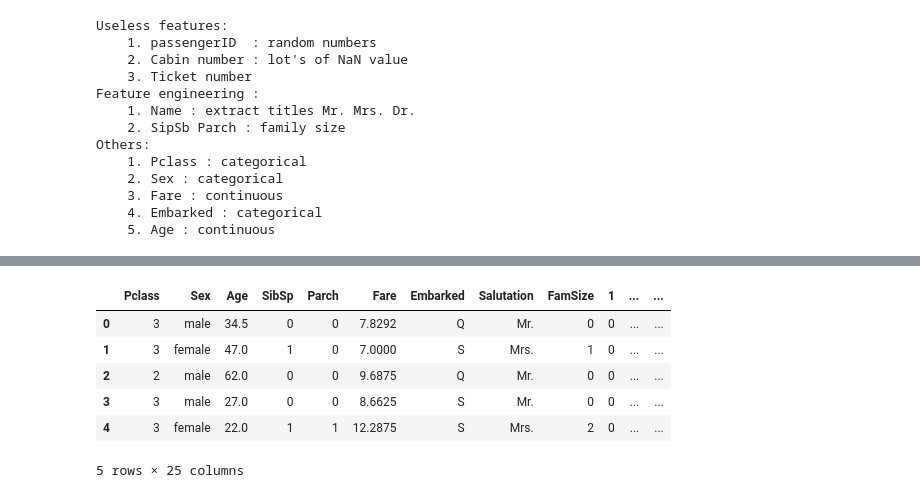
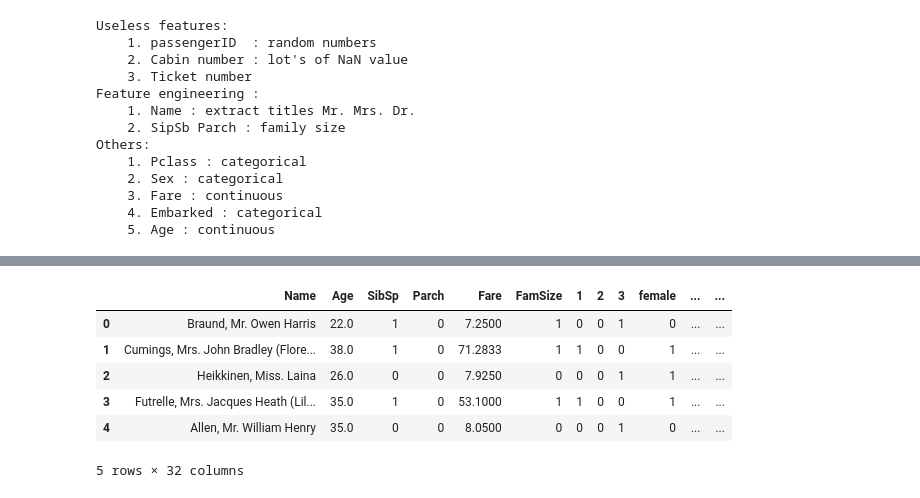
Before and after one commit to Shankhanil/CodePractice, a Jupyter notebook: Kaggle code/Titanic - Machine learning from disaster/main.ipynb, the cells around one changed output, grey strips where cells are left out. Saved outputs shown, nothing was run; the diff lists cells and outputs as text; code cells hidden in the pictures.

```diff
--- a/Kaggle code/Titanic - Machine learning from disaster/main.ipynb
+++ b/Kaggle code/Titanic - Machine learning from disaster/main.ipynb
@@ -49,5 +48,9 @@ xTrain = pd.read_csv(PATH + "\\" + FILES[2])
 
 xTest = pd.read_csv(PATH + "\\" + FILES[1])
 
-xTrain.shape, xTest.shape
+_X = xTrain.drop(columns = 'Survived', inplace = False)
+y = xTrain['Survived']
+X = pd.concat([X, xTest], axis = 0)
+
+X.shape
 # %% [output]
@@ -108,8 +111,7 @@ forFeatEx = ['Name', 'SibSp', 'Parch']
 rest = ['Pclass', 'Sex', 'Fare', 'Embarked', 'Age']
 # %%
 # remove useless features
-_xtrain = xTrain.drop(columns = useless)
-_xtest = xTest.drop(columns = useless)
-_xtest.head()
+_x = X.drop(columns = useless)
+_x.head()
 # %% [output]
 |  | Pclass | Name | Sex | Age | SibSp | Parch | Fare | Embarked |
@@ -169,0 +138,3 @@ __xtest.head()
+# %%
+__x = featEx_name(_x)
+__x.head()
@@ -169,0 +148,3 @@ __xtest.head()
+# %%
+__x = featEx_familySize(__x)
+__x.head()
@@ -170,20 +158,20 @@ __xtest.head()
 # %%
 def createDumm(df, cols):
     for c in cols:
         d = pd.get_dummies(df[c])
         df = pd.concat([df, d], axis = 1)
     return df
-categorical = ['Pclass', 'Sex', 'Embarked']
-train = createDumm(__xtrain, cols = categorical)
-test = createDumm(__xtest, cols = categorical)
-_train = train.drop(columns = categorical, inplace = False)
-_test = test.drop(columns = categorical, inplace = False)
-test.head()
+
+categorical = ['Pclass', 'Sex', 'Embarked', 'Salutation']
+__x= createDumm(__x, cols = categorical)
+__x = __x.drop(columns = categorical, inplace = False)
+
+__x.head()
 # %% [output]
-|  | Pclass | Sex | Age | SibSp | Parch | Fare | Embarked | Salutation | FamSize | 1 | ... | ... |
-| 0 | 3 | male | 34.5 | 0 | 0 | 7.8292 | Q | Mr. | 0 | 0 | ... | ... |
-| 1 | 3 | female | 47.0 | 1 | 0 | 7.0000 | S | Mrs. | 1 | 0 | ... | ... |
-| 2 | 2 | male | 62.0 | 0 | 0 | 9.6875 | Q | Mr. | 0 | 0 | ... | ... |
-| 3 | 3 | male | 27.0 | 0 | 0 | 8.6625 | S | Mr. | 0 | 0 | ... | ... |
-| 4 | 3 | female | 22.0 | 1 | 1 | 12.2875 | S | Mrs. | 2 | 0 | ... | ... |
+|  | Name | Age | SibSp | Parch | Fare | FamSize | 1 | 2 | 3 | female | ... | ... |
+| 0 | Braund, Mr. Owen Harris | 22.0 | 1 | 0 | 7.2500 | 1 | 0 | 0 | 1 | 0 | ... | ... |
+| 1 | Cumings, Mrs. John Bradley (Flore... | 38.0 | 1 | 0 | 71.2833 | 1 | 1 | 0 | 0 | 1 | ... | ... |
+| 2 | Heikkinen, Miss. Laina | 26.0 | 0 | 0 | 7.9250 | 0 | 0 | 0 | 1 | 1 | ... | ... |
+| 3 | Futrelle, Mrs. Jacques Heath (Lil... | 35.0 | 1 | 0 | 53.1000 | 1 | 1 | 0 | 0 | 1 | ... | ... |
+| 4 | Allen, Mr. William Henry | 35.0 | 0 | 0 | 8.0500 | 0 | 0 | 0 | 1 | 0 | ... | ... |
-5 rows × 25 columns
+5 rows × 32 columns
```
Also changed, not shown: parts of 14 cells of this notebook.
